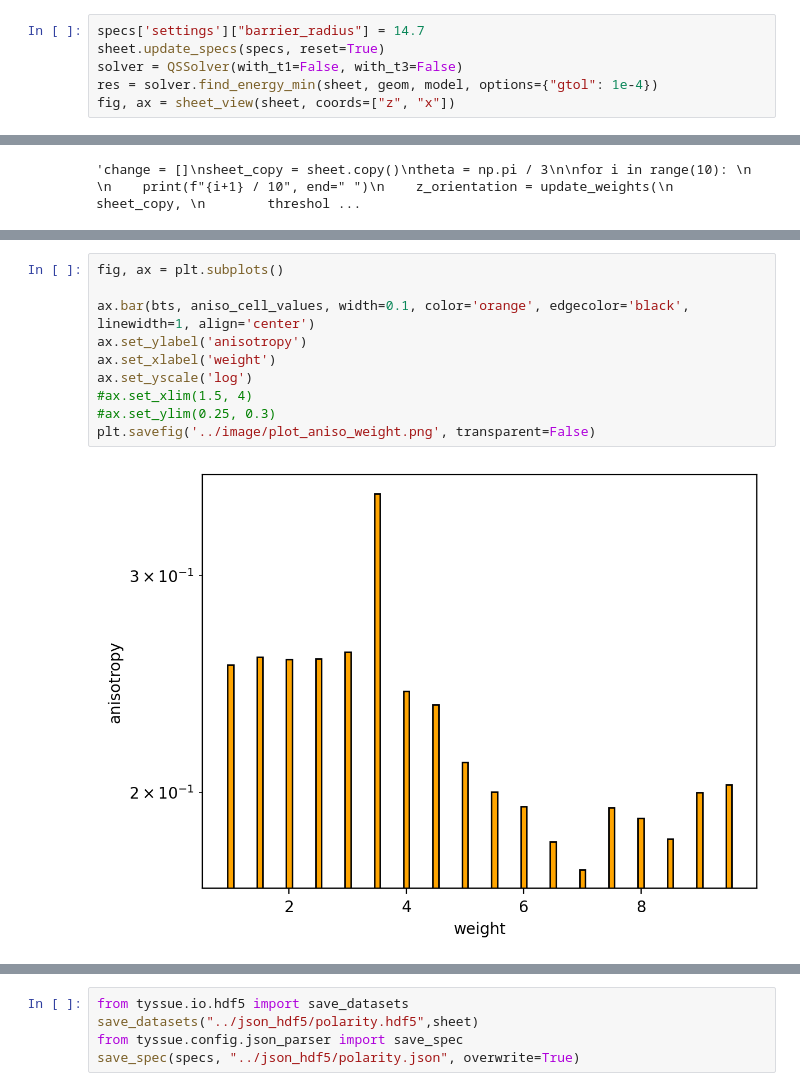
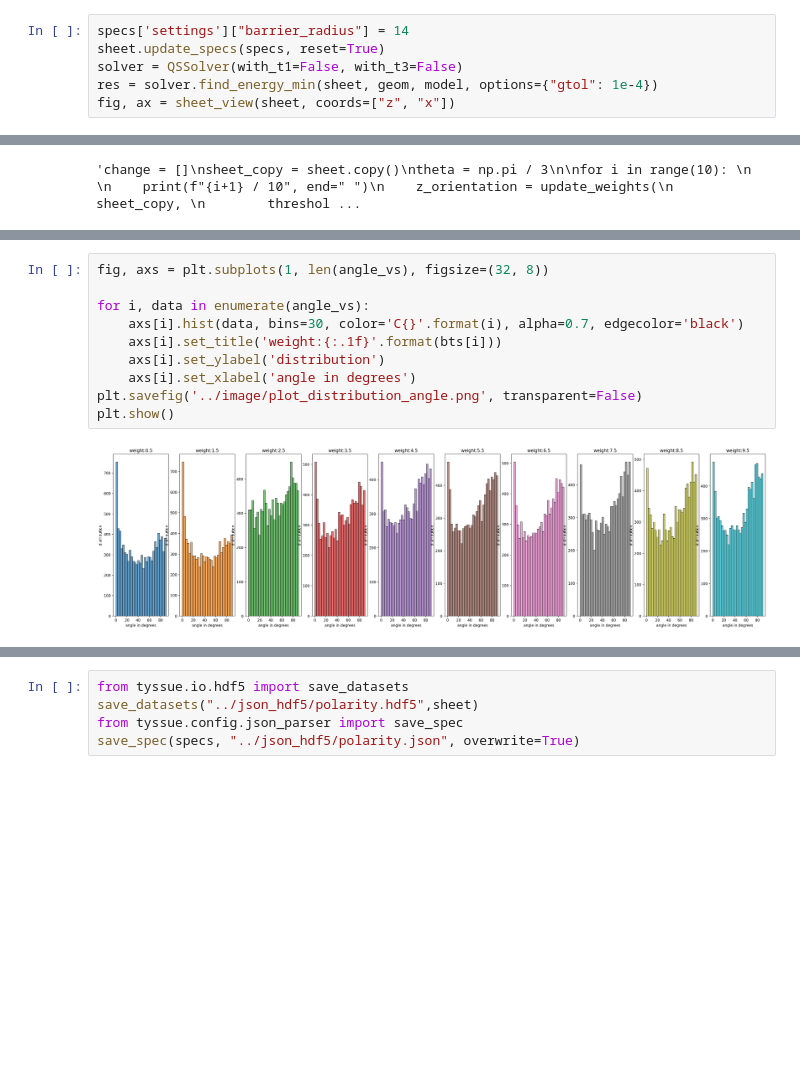
Before and after one commit to Lauragdlp/peripodial, a Jupyter notebook: notebook/polarity.ipynb, the cells around one changed output, grey strips where cells are left out. Drawn from its saved outputs; the diff is of its cells as text; blank space fills up the shorter version.

```diff
--- a/notebook/polarity.ipynb
+++ b/notebook/polarity.ipynb
@@ -88,7 +69,7 @@ sheet.face_df["area"].mean()
 # %% [output]
 1.005847100697268
 # %%
-specs['settings']["barrier_radius"] = 14.7
+specs['settings']["barrier_radius"] = 14
 sheet.update_specs(specs, reset=True)
 solver = QSSolver(with_t1=False, with_t3=False)
 res = solver.find_energy_min(sheet, geom, model, options={"gtol": 1e-4})
@@ -229,12 +206,12 @@ array([0.25389411, 0.25743646, 0.25638048, 0.25685319, 0.2600089 ,
 # %%
-fig, ax = plt.subplots()
+fig, axs = plt.subplots(1, len(angle_vs), figsize=(32, 8))
 
-ax.bar(bts, aniso_cell_values, width=0.1, color='orange', edgecolor='black', linewidth=1, align='center')
-ax.set_ylabel('anisotropy')
-ax.set_xlabel('weight')
-ax.set_yscale('log')
-#ax.set_xlim(1.5, 4)
-#ax.set_ylim(0.25, 0.3)
-plt.savefig('../image/plot_aniso_weight.png', transparent=False)
+for i, data in enumerate(angle_vs):
+    axs[i].hist(data, bins=30, color='C{}'.format(i), alpha=0.7, edgecolor='black')
+    axs[i].set_title('weight:{:.1f}'.format(bts[i]))
+    axs[i].set_ylabel('distribution')
+    axs[i].set_xlabel('angle in degrees')
+plt.savefig('../image/plot_distribution_angle.png', transparent=False)
+plt.show()
 # %% [output]
-[figure, old version]
+[figure, new version]
```
Also changed, not shown: parts of 17 cells of this notebook, 13 other files.
